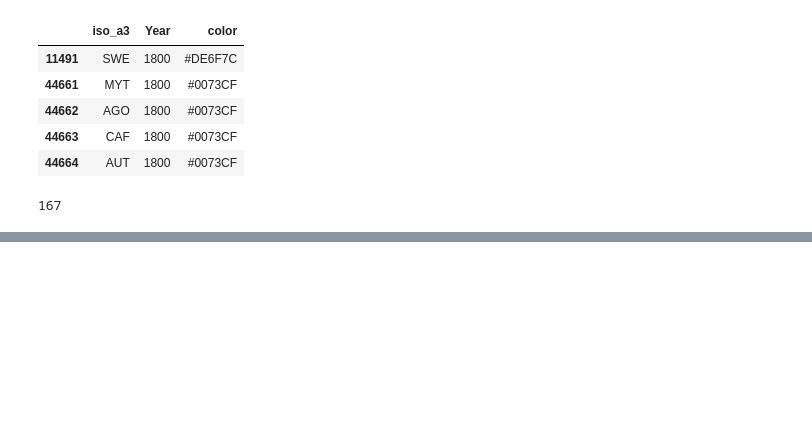
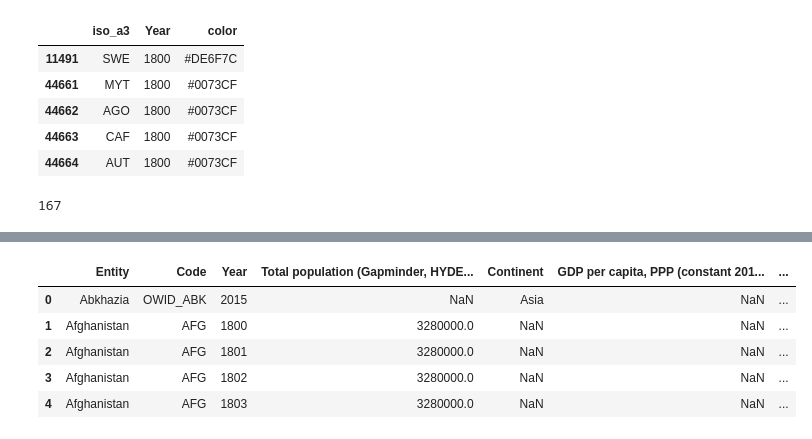
Before and after one commit to abhijeetknayak/Utilities, a Jupyter notebook: Data-Science/Country-Data/country-data-analysis.ipynb, the cells around one changed output, grey strips where cells are left out. Saved outputs shown, nothing was run; the diff lists cells and outputs as text; code cells hidden in the pictures; blank space fills up the shorter version.

Commit message:
Heath expenditure analysis

```diff
--- a/Data-Science/Country-Data/country-data-analysis.ipynb
+++ b/Data-Science/Country-Data/country-data-analysis.ipynb
@@ -317,0 +323,11 @@ embed_map(m, 'time_slider_choropleth.html')
+# %%
+# Read Expenditure data
+expenditure = pd.read_csv('data/healthcare-expenditure-vs-gdp.csv')
+expenditure.head()
+# %% [output]
+|  | Entity | Code | Year | Total population (Gapminder, HYDE... | Continent | GDP per capita, PPP (constant 201... | ... |
+| 0 | Abkhazia | OWID_ABK | 2015 | NaN | Asia | NaN | ... |
+| 1 | Afghanistan | AFG | 1800 | 3280000.0 | NaN | NaN | ... |
+| 2 | Afghanistan | AFG | 1801 | 3280000.0 | NaN | NaN | ... |
+| 3 | Afghanistan | AFG | 1802 | 3280000.0 | NaN | NaN | ... |
+| 4 | Afghanistan | AFG | 1803 | 3280000.0 | NaN | NaN | ... |
```
Also changed, not shown: parts of 3 cells of this notebook.
